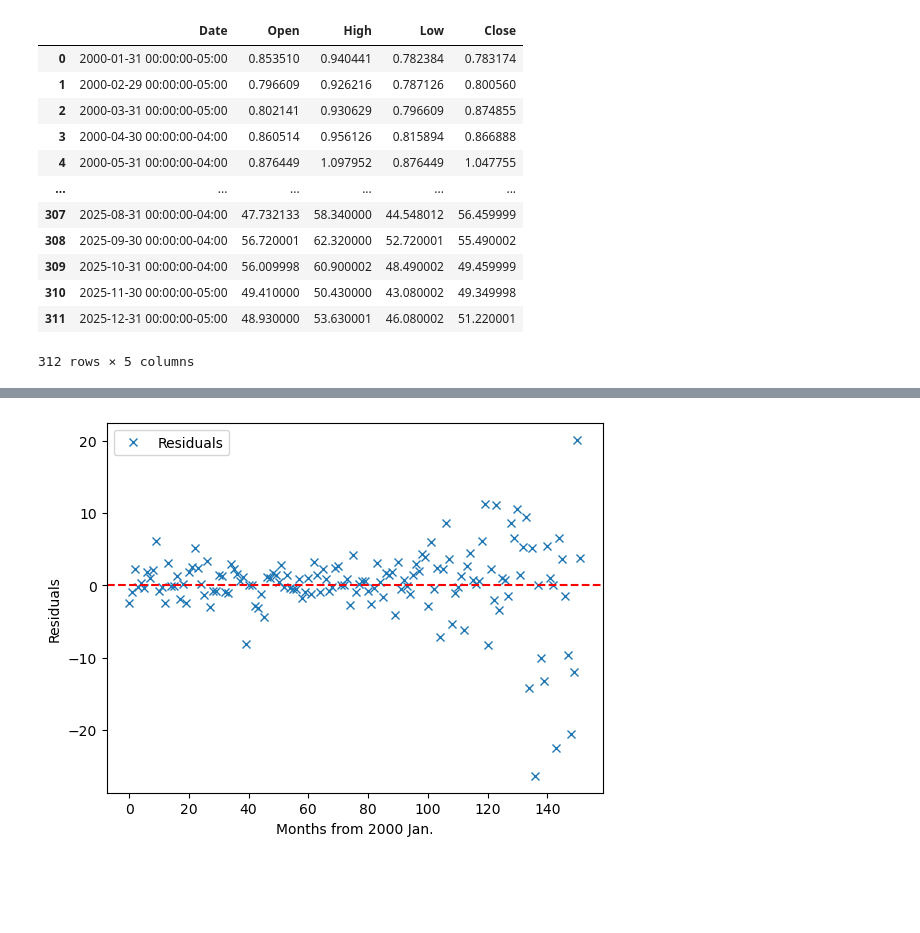
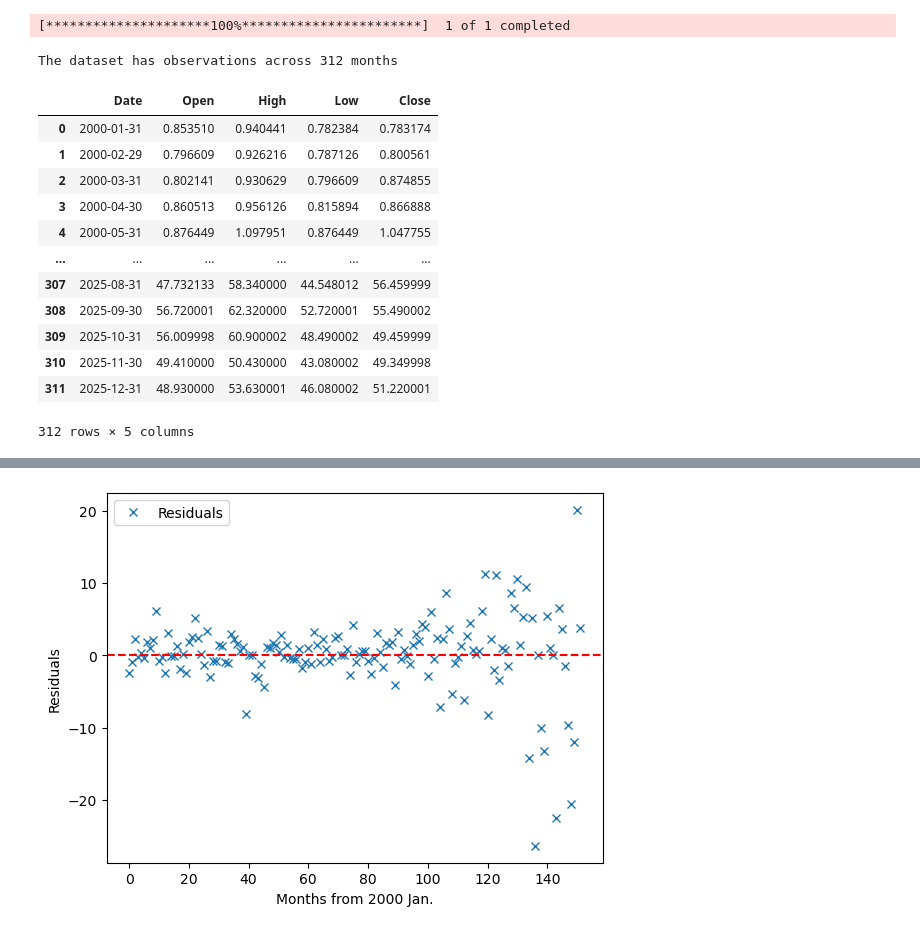
Before and after one commit to anderswol/AppStat2, a Jupyter notebook: Aske/aske_medstocks.ipynb, the cells around one changed output, grey strips where cells are left out. Cells and saved outputs as stored; diff of their text form; code cells hidden in the pictures; blank space fills up the shorter version.

```diff
--- a/Aske/aske_medstocks.ipynb
+++ b/Aske/aske_medstocks.ipynb
@@ -7,26 +8,20 @@ import yfinance as yf
 # %%
 #Use yfinance to download stock data for Novo Nordisk (NVO) from 2000 to 2025
-novo = yf.Ticker('NVO')
-novo_hist = novo.history(start='2000-01-01', end='2025-12-31').drop(columns=['Volume', 'Dividends', 'Stock Splits'])
-novo_hist = novo_hist.reset_index()
-novo_hist['Date'] = pd.to_datetime(novo_hist['Date'])
-# Set the 'Date' column as the index
-novo_hist.set_index('Date', inplace=True)
-obs = novo_hist.resample('M').agg({'Open': 'first','High': 'max','Low': 'min','Close': 'last'}).dropna()
-# Resample the data to monthly frequency
-obs = obs.reset_index()
-obs
+nvo_obs = dataExtracterMonths('NVO', '2000-01-01', '2025-12-31')
+nvo_obs
 # %% [output]
+[*********************100%***********************]  1 of 1 completed
+The dataset has observations across 312 months
 |  | Date | Open | High | Low | Close |
-| 0 | 2000-01-31 00:00:00-05:00 | 0.853510 | 0.940441 | 0.782384 | 0.783174 |
-| 1 | 2000-02-29 00:00:00-05:00 | 0.796609 | 0.926216 | 0.787126 | 0.800560 |
-| 2 | 2000-03-31 00:00:00-05:00 | 0.802141 | 0.930629 | 0.796609 | 0.874855 |
-| 3 | 2000-04-30 00:00:00-04:00 | 0.860514 | 0.956126 | 0.815894 | 0.866888 |
-| 4 | 2000-05-31 00:00:00-04:00 | 0.876449 | 1.097952 | 0.876449 | 1.047755 |
+| 0 | 2000-01-31 | 0.853510 | 0.940441 | 0.782384 | 0.783174 |
+| 1 | 2000-02-29 | 0.796609 | 0.926216 | 0.787126 | 0.800561 |
+| 2 | 2000-03-31 | 0.802141 | 0.930629 | 0.796609 | 0.874855 |
+| 3 | 2000-04-30 | 0.860513 | 0.956126 | 0.815894 | 0.866888 |
+| 4 | 2000-05-31 | 0.876449 | 1.097951 | 0.876449 | 1.047755 |
 | ... | ... | ... | ... | ... | ... |
-| 307 | 2025-08-31 00:00:00-04:00 | 47.732133 | 58.340000 | 44.548012 | 56.459999 |
-| 308 | 2025-09-30 00:00:00-04:00 | 56.720001 | 62.320000 | 52.720001 | 55.490002 |
-| 309 | 2025-10-31 00:00:00-04:00 | 56.009998 | 60.900002 | 48.490002 | 49.459999 |
-| 310 | 2025-11-30 00:00:00-05:00 | 49.410000 | 50.430000 | 43.080002 | 49.349998 |
-| 311 | 2025-12-31 00:00:00-05:00 | 48.930000 | 53.630001 | 46.080002 | 51.220001 |
+| 307 | 2025-08-31 | 47.732133 | 58.340000 | 44.548012 | 56.459999 |
+| 308 | 2025-09-30 | 56.720001 | 62.320000 | 52.720001 | 55.490002 |
+| 309 | 2025-10-31 | 56.009998 | 60.900002 | 48.490002 | 49.459999 |
+| 310 | 2025-11-30 | 49.410000 | 50.430000 | 43.080002 | 49.349998 |
+| 311 | 2025-12-31 | 48.930000 | 53.630001 | 46.080002 | 51.220001 |
-312 rows × 5 columns
+312 rows × 5 columns
```
Also changed, not shown: parts of 8 cells of this notebook, 1 other file.
